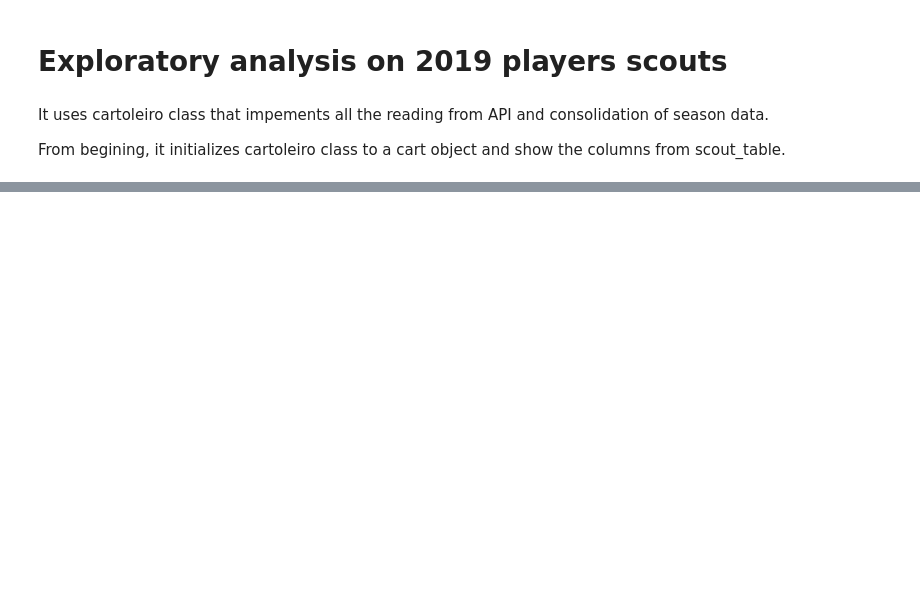
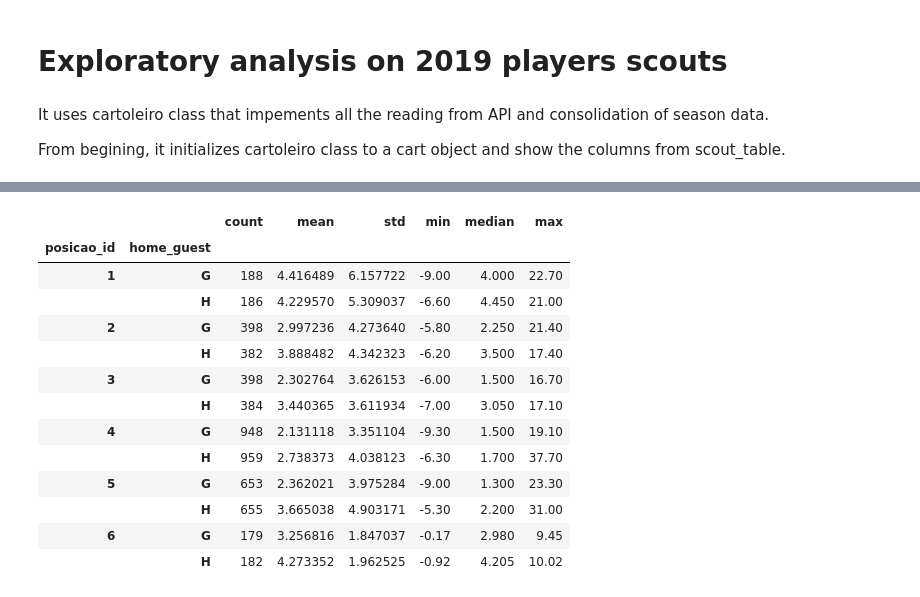
Before and after one commit to srgsmr/AssistenteCartolaFC, a Jupyter notebook: exploratory.ipynb, the cells around one changed output, grey strips where cells are left out. Cells and saved outputs as stored; diff of their text form; code cells hidden in the pictures; blank space fills up the shorter version.

```diff
--- a/exploratory.ipynb
+++ b/exploratory.ipynb
@@ -62 +183,18 @@ atletas.groupby("rodada_id")["pontos_num"].agg(["count","mean", "std", "min", "m
+# %%
+new_atletas.groupby(["posicao_id", "home_guest"])["pontos_num"].agg(["count","mean", "std", "min", "median", "max"])
+# %% [output]
+|  |  | count | mean | std | min | median | max |
+| posicao_id | home_guest |  |  |  |  |  |  |
+| 1 | G | 188 | 4.416489 | 6.157722 | -9.00 | 4.000 | 22.70 |
+|  | H | 186 | 4.229570 | 5.309037 | -6.60 | 4.450 | 21.00 |
+| 2 | G | 398 | 2.997236 | 4.273640 | -5.80 | 2.250 | 21.40 |
+|  | H | 382 | 3.888482 | 4.342323 | -6.20 | 3.500 | 17.40 |
+| 3 | G | 398 | 2.302764 | 3.626153 | -6.00 | 1.500 | 16.70 |
+|  | H | 384 | 3.440365 | 3.611934 | -7.00 | 3.050 | 17.10 |
+| 4 | G | 948 | 2.131118 | 3.351104 | -9.30 | 1.500 | 19.10 |
+|  | H | 959 | 2.738373 | 4.038123 | -6.30 | 1.700 | 37.70 |
+| 5 | G | 653 | 2.362021 | 3.975284 | -9.00 | 1.300 | 23.30 |
+|  | H | 655 | 3.665038 | 4.903171 | -5.30 | 2.200 | 31.00 |
+| 6 | G | 179 | 3.256816 | 1.847037 | -0.17 | 2.980 | 9.45 |
+|  | H | 182 | 4.273352 | 1.962525 | -0.92 | 4.205 | 10.02 |
 # %%
```
Also changed, not shown: parts of 14 cells of this notebook, 21 other files.
